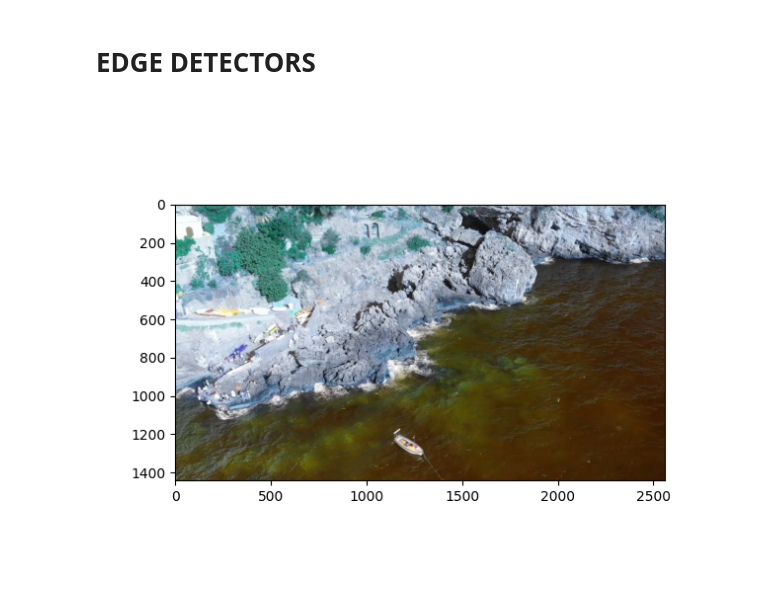
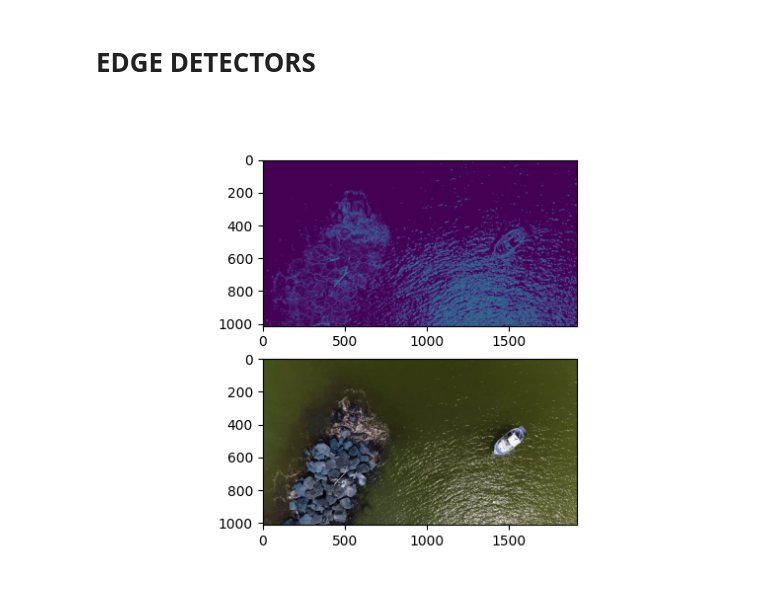
Before and after one commit to simenallum/msc_thesis, a Jupyter notebook: train_segmentation/classic-segmentation.ipynb, the cells around one changed output. Saved outputs shown, nothing was run; the diff lists cells and outputs as text; code cells hidden in the pictures.

```diff
--- a/train_segmentation/classic-segmentation.ipynb
+++ b/train_segmentation/classic-segmentation.ipynb
@@ -54,10 +56,43 @@ plt.show()
 # %% [markdown]
 # EDGE DETECTORS
+# %%
+import numpy as np
+from scipy import signal
+from PIL import Image
+import cv2
+import matplotlib.pyplot as plt
+
+def sobel_filter(image):
+    # Convert the image to grayscale
+    gray_image = Image.fromarray(image).convert('L')
+
+    # Define the Sobel filters
+    sobel_x = np.array([[-1, 0, 1], [-2, 0, 2], [-1, 0, 1]])
+    sobel_y = np.array([[-1, -2, -1], [0, 0, 0], [1, 2, 1]])
+
+    # Apply the Sobel filters using convolution
+    edges_x = signal.convolve2d(gray_image, sobel_x, boundary='symm', mode='same')
+    edges_y = signal.convolve2d(gray_image, sobel_y, boundary='symm', mode='same')
+
+    # Compute the magnitude of the edges
+    edges = np.sqrt(edges_x ** 2 + edges_y ** 2)
+
+    # Normalize the edges to the range [0, 255]
+    edges = edges / np.max(edges) * 255
+
+    # Convert the edges to an unsigned 8-bit integer
+    edges = edges.astype(np.uint8)
+
+    return edges
 # %%
-img = cv2.imread('/home/simenallum/catkin_ws/src/msc_thesis/train_segmentation/test_images_seg/6.jpg', )
+img = cv2.imread('/home/simenallum/catkin_ws/src/msc_thesis/train_segmentation/test_images_seg/5.PNG')
 
-plt.figure()
+edges = sobel_filter(img)
+
+plt.subplot(2,1,1)
+plt.imshow(edges)
+plt.subplot(2,1,2)
 plt.imshow(img)
 plt.show()
 # %% [output]
-[figure, old version]
+[figure, new version]
```
Also changed, not shown: parts of 9 cells of this notebook, 35 other files.
